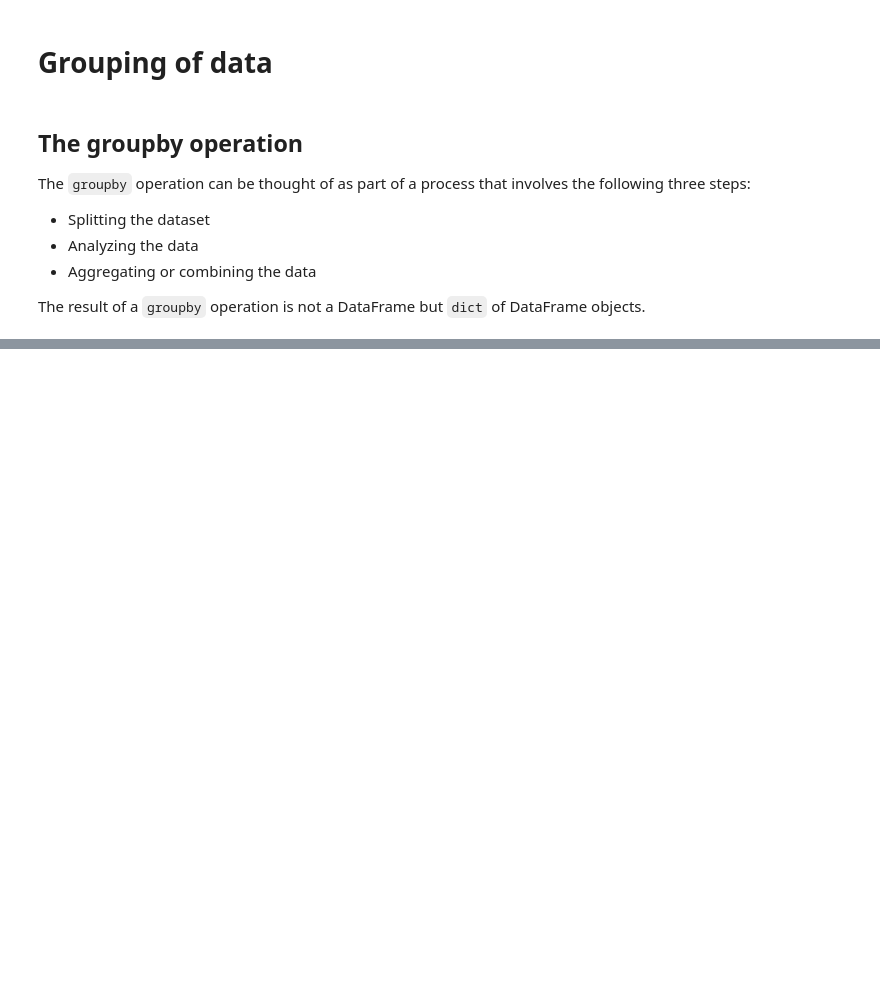
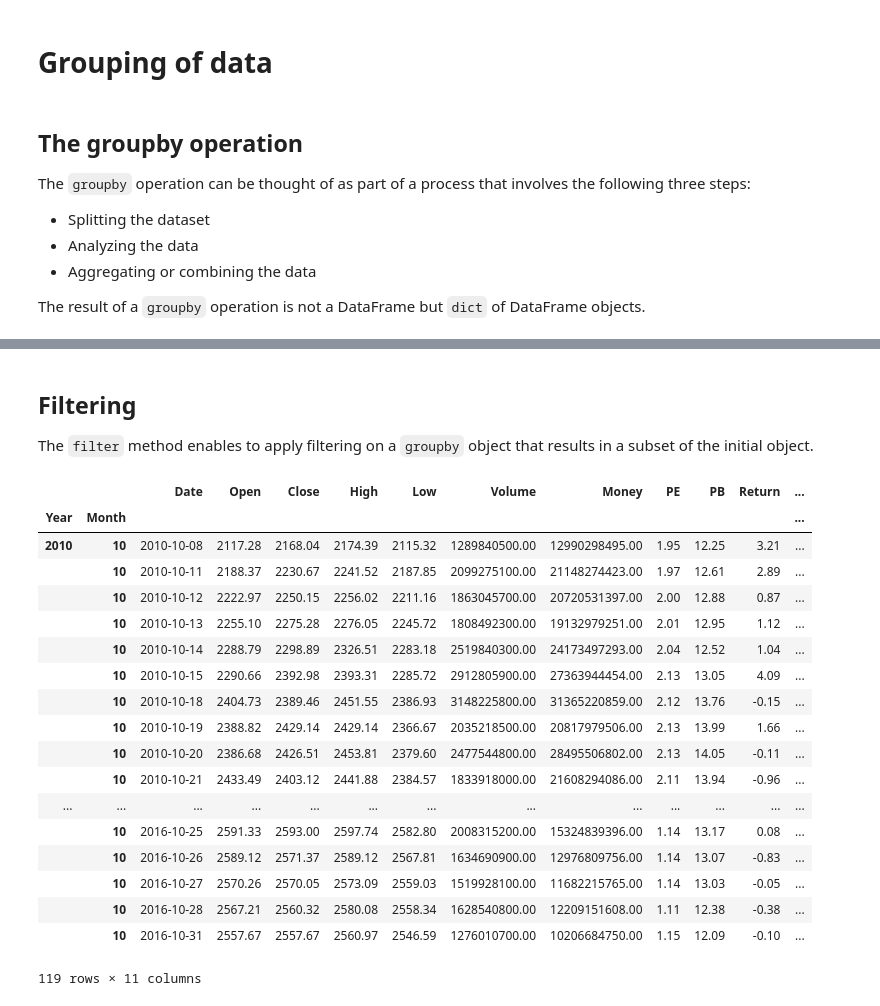
Before and after one commit to ntwo1980/jupyter, a Jupyter notebook: pandas/02. Pandas.ipynb, the cells around one changed output, grey strips where cells are left out. Cells and saved outputs as stored; diff of their text form; code cells hidden in the pictures; blank space fills up the shorter version.

```diff
--- a/pandas/02. Pandas.ipynb
+++ b/pandas/02. Pandas.ipynb
@@ -2,8 +2,10 @@
 import numpy as np
 import pandas as pd
 
+pd.options.display.float_format='{:.2f}'.format
+
 df = pd.read_csv('../data/000015', index_col= 'Date', names=['Date', 'Open', 'Close', 'High', 'Low', 'Volume', 'Money', 'PE', 'PB'], parse_dates=True, header=None)
-
+df['Return'] = df['Close'].pct_change() * 100
 df['Year'] = [i.year for i in df.index]
 df['Month'] = [i.month for i in df.index]
 df['Day'] = [i.day for i in df.index]
@@ -177,0 +190,10 @@ dtype: int64
+# %%
+df_index_year_month = df.reset_index()
+df_index_year_month = df_index_year_month.set_index(['Year', 'Month'])
+
+grouped = df_index_year_month.groupby(level='Month')
+grouped.mean()
+# same as
+df_index_year_month.mean(level='Month')
+
+grouped.sum()
@@ -177,0 +268,26 @@ dtype: int64
+# %% [markdown]
+## Filtering
+
+The `filter` method enables to apply filtering on a `groupby` object that results in a subset of the initial object.
+# %%
+grouped.filter(lambda x: np.all([x[col] > 1640 for col in ['High', 'Close', 'Low']]))
+# %% [output]
+|  |  | Date | Open | Close | High | Low | Volume | Money | PE | PB | Return | ... |
+| Year | Month |  |  |  |  |  |  |  |  |  |  | ... |
+| 2010 | 10 | 2010-10-08 | 2117.28 | 2168.04 | 2174.39 | 2115.32 | 1289840500.00 | 12990298495.00 | 1.95 | 12.25 | 3.21 | ... |
+|  | 10 | 2010-10-11 | 2188.37 | 2230.67 | 2241.52 | 2187.85 | 2099275100.00 | 21148274423.00 | 1.97 | 12.61 | 2.89 | ... |
+|  | 10 | 2010-10-12 | 2222.97 | 2250.15 | 2256.02 | 2211.16 | 1863045700.00 | 20720531397.00 | 2.00 | 12.88 | 0.87 | ... |
+|  | 10 | 2010-10-13 | 2255.10 | 2275.28 | 2276.05 | 2245.72 | 1808492300.00 | 19132979251.00 | 2.01 | 12.95 | 1.12 | ... |
+|  | 10 | 2010-10-14 | 2288.79 | 2298.89 | 2326.51 | 2283.18 | 2519840300.00 | 24173497293.00 | 2.04 | 12.52 | 1.04 | ... |
+|  | 10 | 2010-10-15 | 2290.66 | 2392.98 | 2393.31 | 2285.72 | 2912805900.00 | 27363944454.00 | 2.13 | 13.05 | 4.09 | ... |
+|  | 10 | 2010-10-18 | 2404.73 | 2389.46 | 2451.55 | 2386.93 | 3148225800.00 | 31365220859.00 | 2.12 | 13.76 | -0.15 | ... |
+|  | 10 | 2010-10-19 | 2388.82 | 2429.14 | 2429.14 | 2366.67 | 2035218500.00 | 20817979506.00 | 2.13 | 13.99 | 1.66 | ... |
+|  | 10 | 2010-10-20 | 2386.68 | 2426.51 | 2453.81 | 2379.60 | 2477544800.00 | 28495506802.00 | 2.13 | 14.05 | -0.11 | ... |
+|  | 10 | 2010-10-21 | 2433.49 | 2403.12 | 2441.88 | 2384.57 | 1833918000.00 | 21608294086.00 | 2.11 | 13.94 | -0.96 | ... |
+| ... | ... | ... | ... | ... | ... | ... | ... | ... | ... | ... | ... | ... |
+|  | 10 | 2016-10-25 | 2591.33 | 2593.00 | 2597.74 | 2582.80 | 2008315200.00 | 15324839396.00 | 1.14 | 13.17 | 0.08 | ... |
+|  | 10 | 2016-10-26 | 2589.12 | 2571.37 | 2589.12 | 2567.81 | 1634690900.00 | 12976809756.00 | 1.14 | 13.07 | -0.83 | ... |
+|  | 10 | 2016-10-27 | 2570.26 | 2570.05 | 2573.09 | 2559.03 | 1519928100.00 | 11682215765.00 | 1.14 | 13.03 | -0.05 | ... |
+|  | 10 | 2016-10-28 | 2567.21 | 2560.32 | 2580.08 | 2558.34 | 1628540800.00 | 12209151608.00 | 1.11 | 12.38 | -0.38 | ... |
+|  | 10 | 2016-10-31 | 2557.67 | 2557.67 | 2560.97 | 2546.59 | 1276010700.00 | 10206684750.00 | 1.15 | 12.09 | -0.10 | ... |
+119 rows × 11 columns
```
Also changed, not shown: parts of 14 cells of this notebook.
